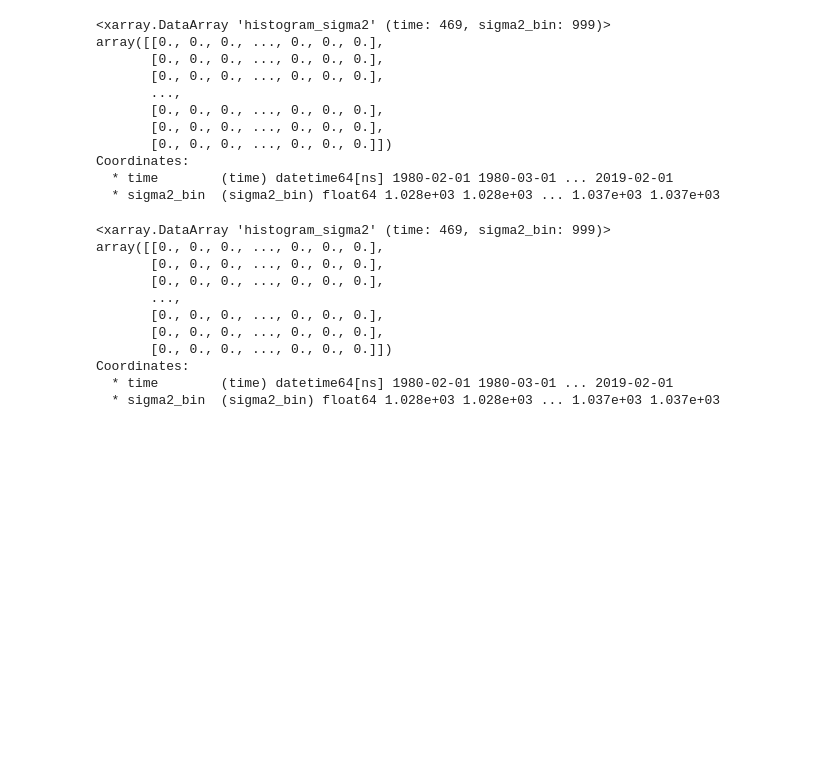
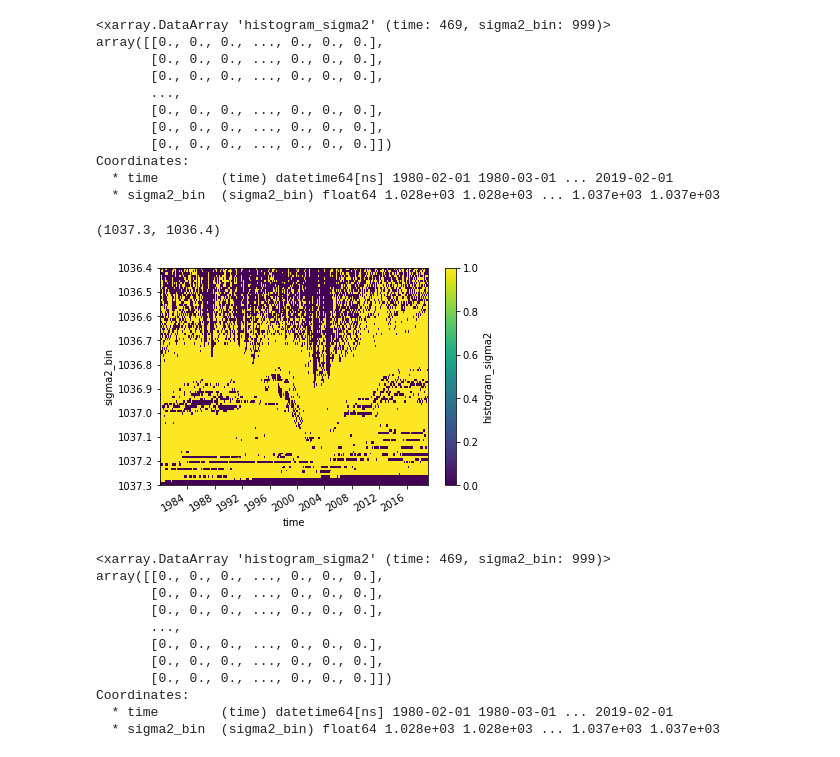
Before and after one commit to ocean-transport/WMT-project, a Jupyter notebook: GODAS/wmt-budget-sigma-space.ipynb, the cells around one changed output. Drawn from its saved outputs; the diff is of its cells as text; code cells hidden in the pictures; blank space fills up the shorter version.

```diff
--- a/GODAS/wmt-budget-sigma-space.ipynb
+++ b/GODAS/wmt-budget-sigma-space.ipynb
@@ -759,6 +881,12 @@ array([[0., 0., 0., ..., 0., 0., 0.],
 Coordinates:
   * time        (time) datetime64[ns] 1980-02-01 1980-03-01 ... 2019-02-01
   * sigma2_bin  (sigma2_bin) float64 1.028e+03 1.028e+03 ... 1.037e+03 1.037e+03
+# %%
+(u_binned_right+u_binned_left+v_binned).isnull().plot(y='sigma2_bin')
+plt.ylim(1037.3, 1036.4)
+# %% [output]
+(1037.3, 1036.4)
+[figure, added]
 # %%
 u_binned_left.load()
 # %% [output]
```
Also changed, not shown: parts of 22 cells of this notebook.
